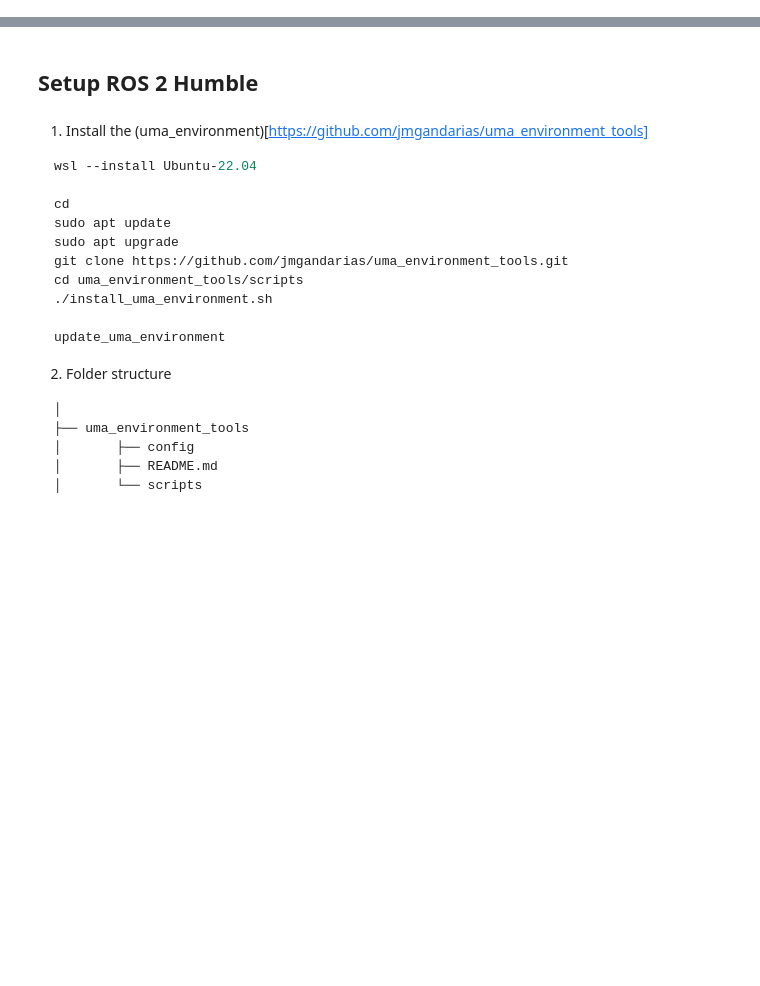
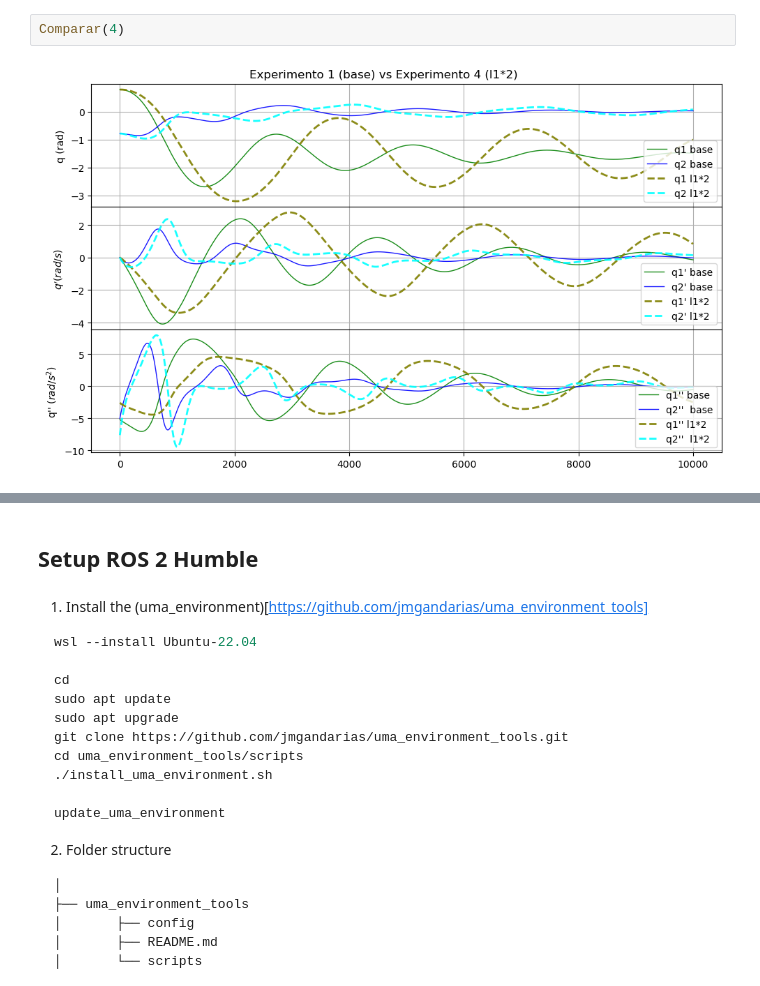
Before and after one commit to rpluma/armanip, a Jupyter notebook: jupyter/lab2/lab2.ipynb, the cells around one changed output, grey strips where cells are left out. Drawn from its saved outputs; the diff is of its cells as text; blank space fills up the shorter version.

```diff
--- a/jupyter/lab2/lab2.ipynb
+++ b/jupyter/lab2/lab2.ipynb
@@ -55,0 +161,4 @@ Note that you only need to modify those inside uma_arm_dynamics.
+# %%
+Comparar(4)
+# %% [output]
+[figure, added]
```
Also changed, not shown: parts of 19 cells of this notebook, 6 other files.
